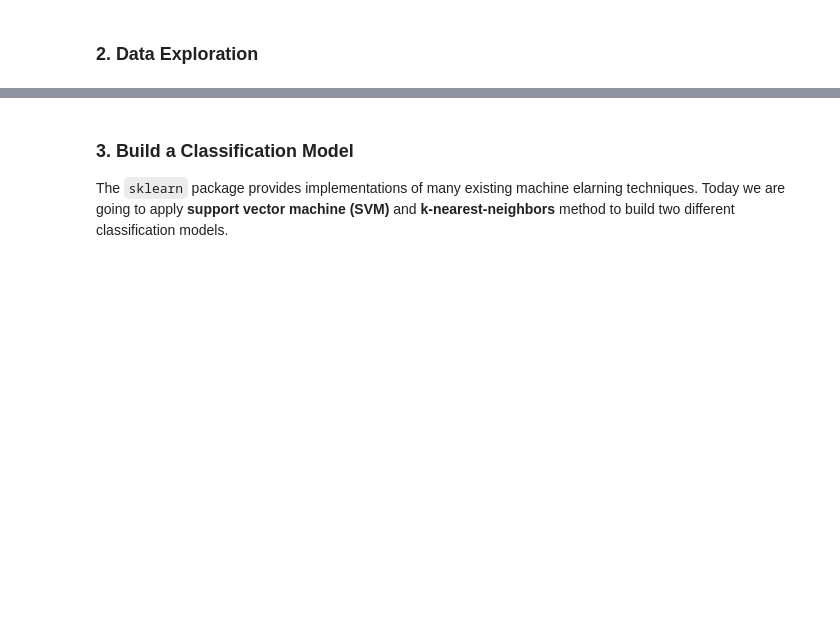
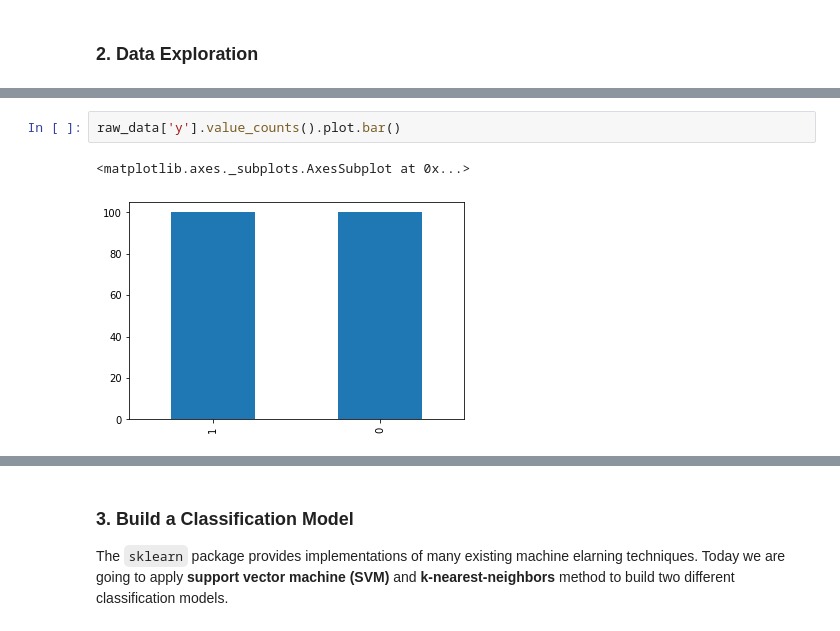
Before and after one commit to ch00226855/CMP414765Spring2021, a Jupyter notebook: Week03_Classification.ipynb, the cells around one changed output, grey strips where cells are left out. Saved outputs shown, nothing was run; the diff lists cells and outputs as text; blank space fills up the shorter version.

```diff
--- a/Week03_Classification.ipynb
+++ b/Week03_Classification.ipynb
@@ -55,3 +107,8 @@ raw_data[numeric_cols].describe()
+# %%
+raw_data['y'].value_counts().plot.bar()
+# %% [output]
+<matplotlib.axes._subplots.AxesSubplot at 0x...>
+[figure, added]
 # %%
 # Plot data as points on a 2D plane
 blue_pts = raw_data[raw_data['y'] == 0]
```
Also changed, not shown: parts of 16 cells of this notebook.
